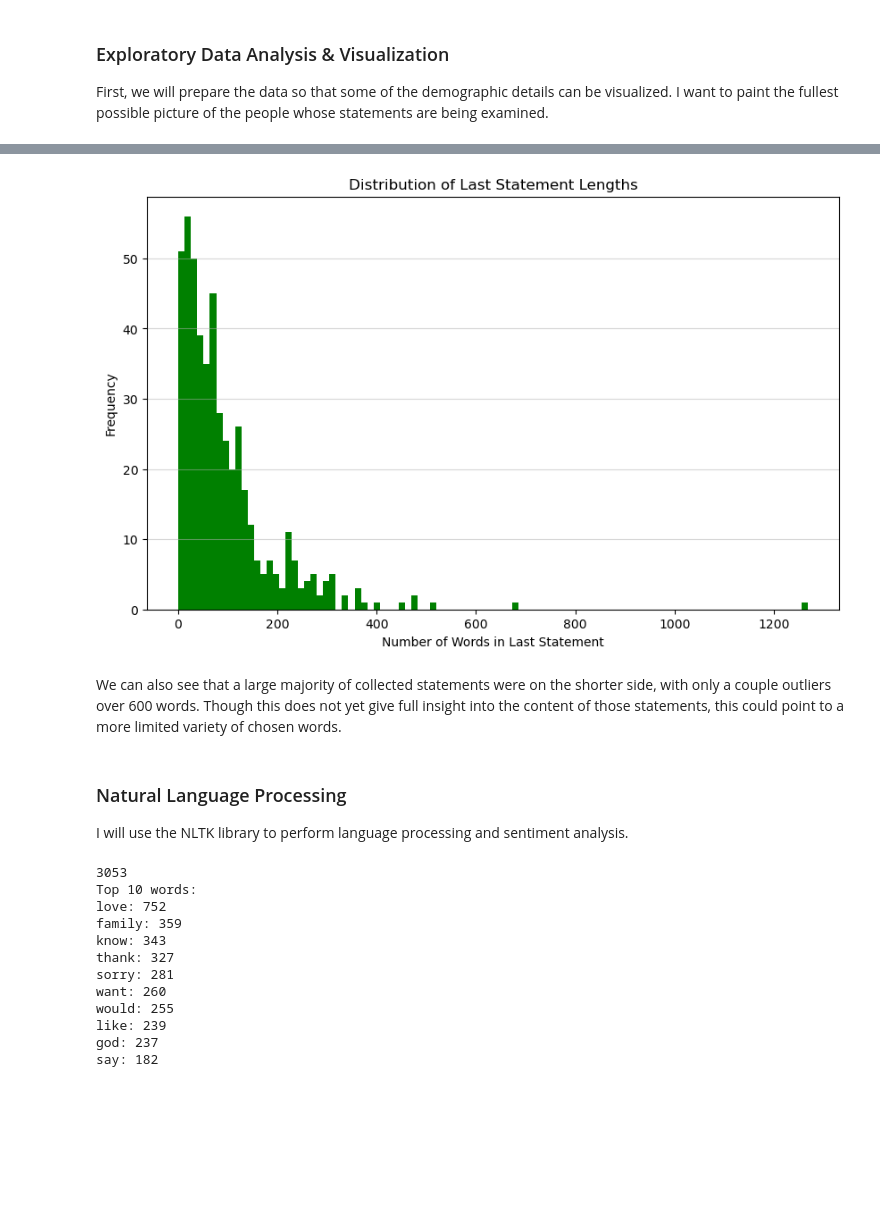
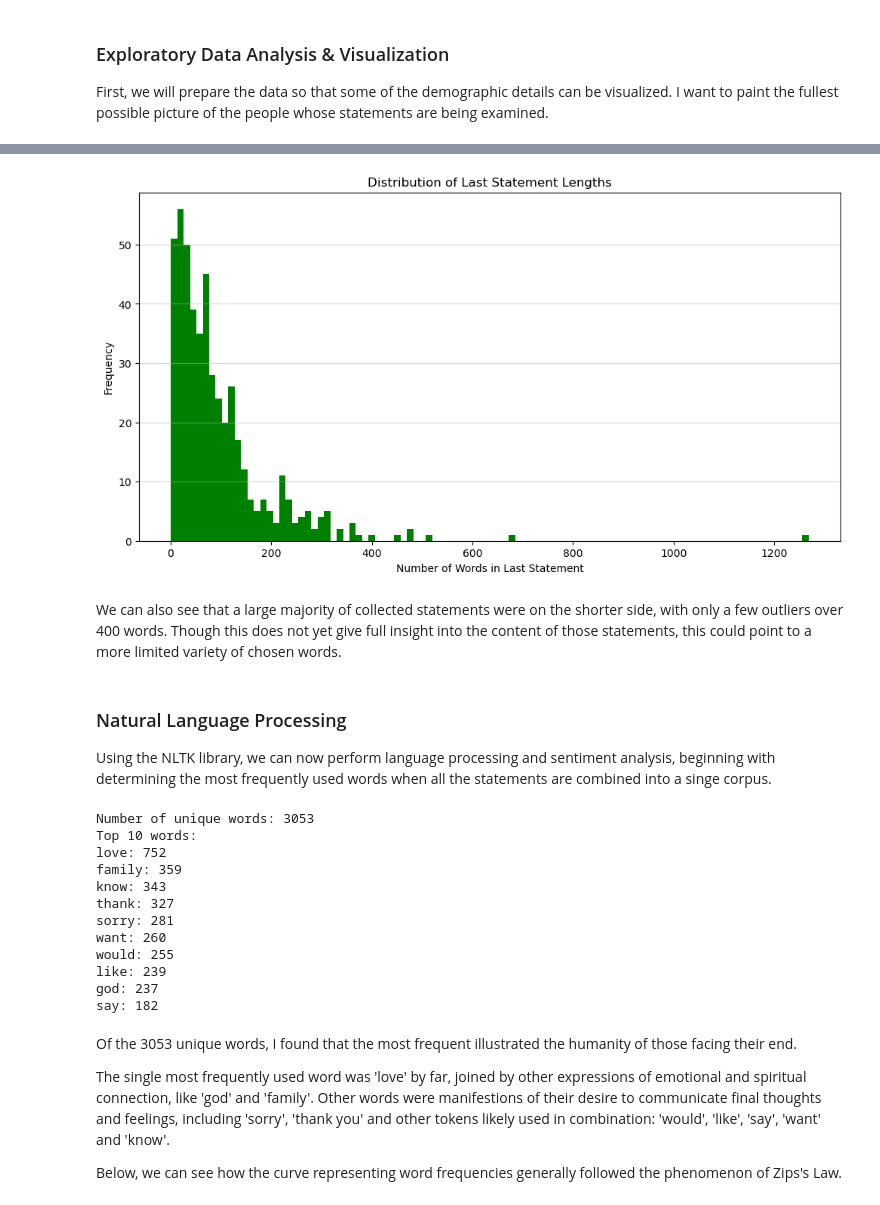
Before and after one commit to stephbc/DATA620_Summer2025, a Jupyter notebook: final.ipynb, the cells around one changed output, grey strips where cells are left out. Saved outputs shown, nothing was run; the diff lists cells and outputs as text; code cells hidden in the pictures; blank space fills up the shorter version.

```diff
--- a/final.ipynb
+++ b/final.ipynb
@@ -191,23 +166,21 @@ In regards to our analysis, this indicates that the statements have mostly come
 # %%
 dr_df['statement_length'] = dr_df['statement'].apply(lambda x: len(x.split()))
-plt.figure(figsize=(10, 6))
+plt.figure(figsize=(12, 6))
 plt.hist(dr_df['statement_length'], bins=100, color='green')
 plt.title('Distribution of Last Statement Lengths')
 plt.xlabel('Number of Words in Last Statement')
 plt.ylabel('Frequency')
 plt.grid(axis='y', alpha=0.5)
 plt.show()
 # %% [output]
-[figure, old version]
+[figure, new version]
 # %% [markdown]
-We can also see that a large majority of collected statements were on the shorter side, with only a couple outliers over 600 words. Though this does not yet give full insight into the content of those statements, this could point to a more limited variety of chosen words.
+We can also see that a large majority of collected statements were on the shorter side, with only a few outliers over 400 words. Though this does not yet give full insight into the content of those statements, this could point to a more limited variety of chosen words.
 # %% [markdown]
 ### Natural Language Processing
 
-I will use the NLTK library to perform language processing and sentiment analysis.
+Using the NLTK library, we can now perform language processing and sentiment analysis, beginning with determining the most frequently used words when all the statements are combined into a singe corpus.
 # %%
-import pandas as pd
-import nltk
 from nltk.corpus import stopwords
 from nltk.tokenize import word_tokenize
 from collections import Counter
@@ -223,17 +196,18 @@ filtered_words = [word for word in words if word not in stop_words]
 
 # Unique words
 unique_words = set(filtered_words)
-print(len(unique_words))
+print(f"Number of unique words: {len(unique_words)}")
 
 # Word frequencies
 word_freq = Counter(filtered_words)
 
 # Most common words
+top_words = word_freq.most_common(10)
 print("Top 10 words:")
-for word, freq in word_freq.most_common(10):
+for word, freq in top_words:
     print(f"{word}: {freq}")
 # %% [output]
-3053
+Number of unique words: 3053
 Top 10 words:
 love: 752
 family: 359
@@ -245,6 +219,12 @@ would: 255
 like: 239
 god: 237
 say: 182
+# %% [markdown]
+Of the 3053 unique words, I found that the most frequent illustrated the humanity of those facing their end.
+
+The single most frequently used word was 'love' by far, joined by other expressions of emotional and spiritual connection, like 'god' and 'family'. Other words were manifestions of their desire to communicate final thoughts and feelings, including 'sorry', 'thank you' and other tokens likely used in combination: 'would', 'like', 'say', 'want' and 'know'.
+
+Below, we can see how the curve representing word frequencies generally followed the phenomenon of Zips's Law.
 # %%
 from nltk.probability import FreqDist
 
```
Also changed, not shown: parts of 13 cells of this notebook, 1 other file.
